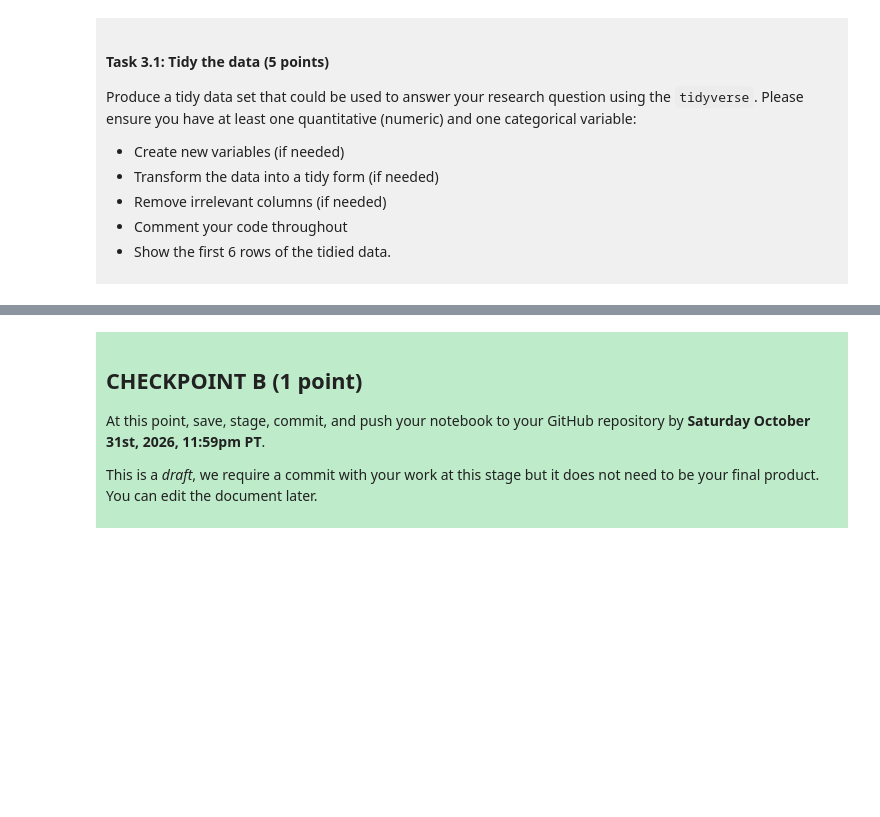
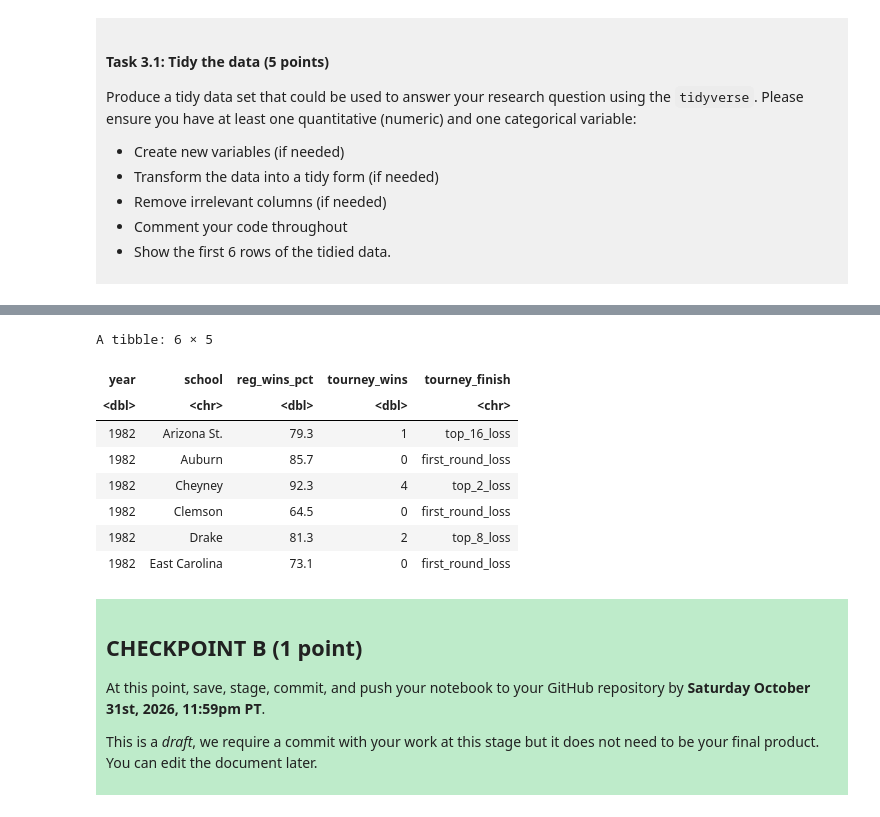
Before and after one commit to kellyyao3110-rgb/dsci-100-project-kelly-yao, a Jupyter notebook: dsci-100-project-notebook.ipynb, the cells around one changed output, grey strips where cells are left out. Saved outputs shown, nothing was run; the diff lists cells and outputs as text; code cells hidden in the pictures; blank space fills up the shorter version.

```diff
--- a/dsci-100-project-notebook.ipynb
+++ b/dsci-100-project-notebook.ipynb
@@ -221,5 +218,18 @@ Produce a tidy data set that could be used to answer your research question usin
 # %%
-### EDIT THIS CODE CELL ###
+# Select specific columns
+# wmm = Women's March Madness
+wmm <- select(data, year, school, reg_wins_pct, tourney_wins, tourney_finish)
+head(wmm)
+# %% [output]
+A tibble: 6 × 5
+| year | school | reg_wins_pct | tourney_wins | tourney_finish |
+| <dbl> | <chr> | <dbl> | <dbl> | <chr> |
+| 1982 | Arizona St. | 79.3 | 1 | top_16_loss |
+| 1982 | Auburn | 85.7 | 0 | first_round_loss |
+| 1982 | Cheyney | 92.3 | 4 | top_2_loss |
+| 1982 | Clemson | 64.5 | 0 | first_round_loss |
+| 1982 | Drake | 81.3 | 2 | top_8_loss |
+| 1982 | East Carolina | 73.1 | 0 | first_round_loss |
 # %% [markdown]
 <div style="background-color: #beebca; padding: 10px;">
 
```
Also changed, not shown: parts of 4 cells of this notebook.
